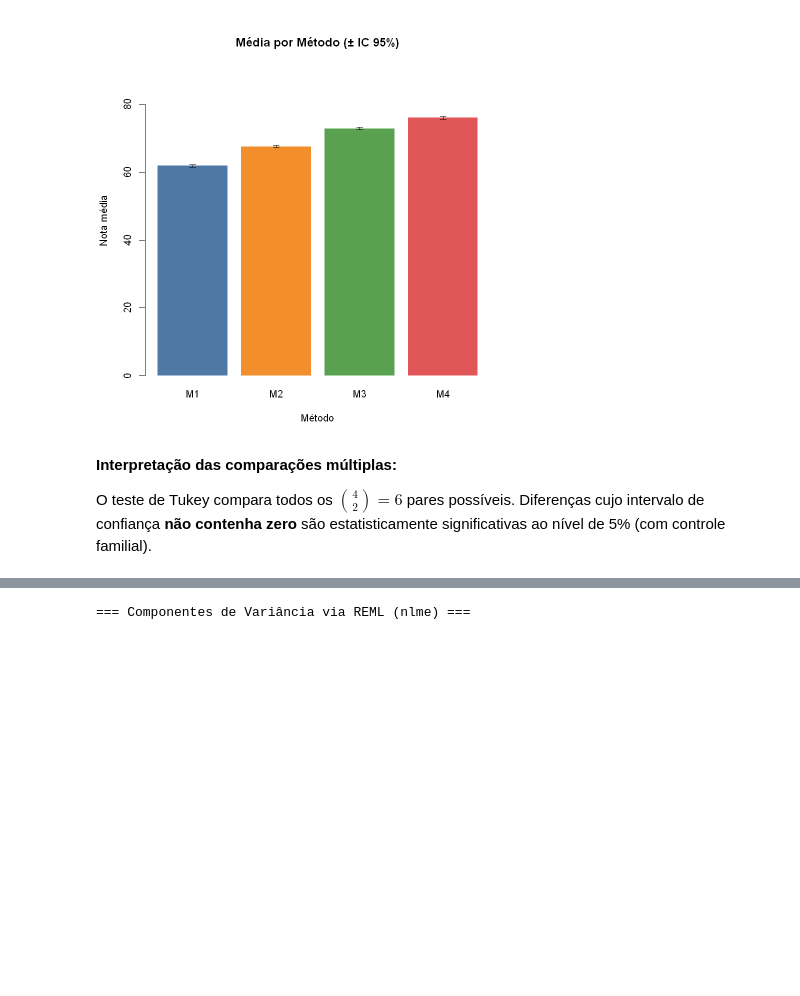
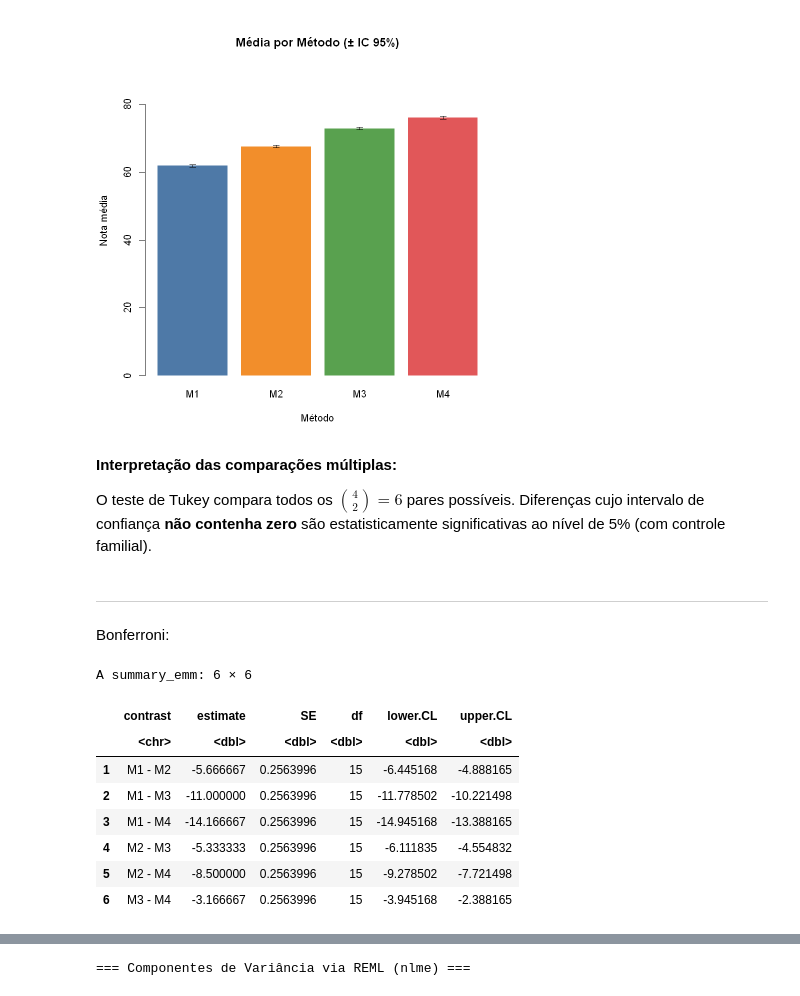
Before and after one commit to Marcehlin/Atividades-2026_1, a Jupyter notebook: Planejamento/Planejamento Atvidade 7/Planejamento Atividade_7.ipynb, the cells around one changed output, grey strips where cells are left out. Cells and saved outputs as stored; diff of their text form; code cells hidden in the pictures; blank space fills up the shorter version.

```diff
--- a/Planejamento/Planejamento Atvidade 7/Planejamento Atividade_7.ipynb
+++ b/Planejamento/Planejamento Atvidade 7/Planejamento Atividade_7.ipynb
@@ -436,3 +424,25 @@ Médias por método:
 **Interpretação das comparações múltiplas:**
 
 O teste de Tukey compara todos os $\binom{4}{2} = 6$ pares possíveis. Diferenças cujo intervalo de confiança **não contenha zero** são estatisticamente significativas ao nível de 5% (com controle familial).
+# %% [markdown]
+---
+
+Bonferroni:
+# %%
+library(emmeans)
+
+emm        <- emmeans(modelo_aov2, ~ Metodo)
+bonf_res   <- pairs(emm, adjust = "bonferroni")
+
+# Intervalos de confiança com correção de Bonferroni
+confint(bonf_res)
+# %% [output]
+A summary_emm: 6 × 6
+|  | contrast | estimate | SE | df | lower.CL | upper.CL |
+|  | <chr> | <dbl> | <dbl> | <dbl> | <dbl> | <dbl> |
+| 1 | M1 - M2 | -5.666667 | 0.2563996 | 15 | -6.445168 | -4.888165 |
+| 2 | M1 - M3 | -11.000000 | 0.2563996 | 15 | -11.778502 | -10.221498 |
+| 3 | M1 - M4 | -14.166667 | 0.2563996 | 15 | -14.945168 | -13.388165 |
+| 4 | M2 - M3 | -5.333333 | 0.2563996 | 15 | -6.111835 | -4.554832 |
+| 5 | M2 - M4 | -8.500000 | 0.2563996 | 15 | -9.278502 | -7.721498 |
+| 6 | M3 - M4 | -3.166667 | 0.2563996 | 15 | -3.945168 | -2.388165 |
```
Also changed, not shown: parts of 7 cells of this notebook, 7 other files.
